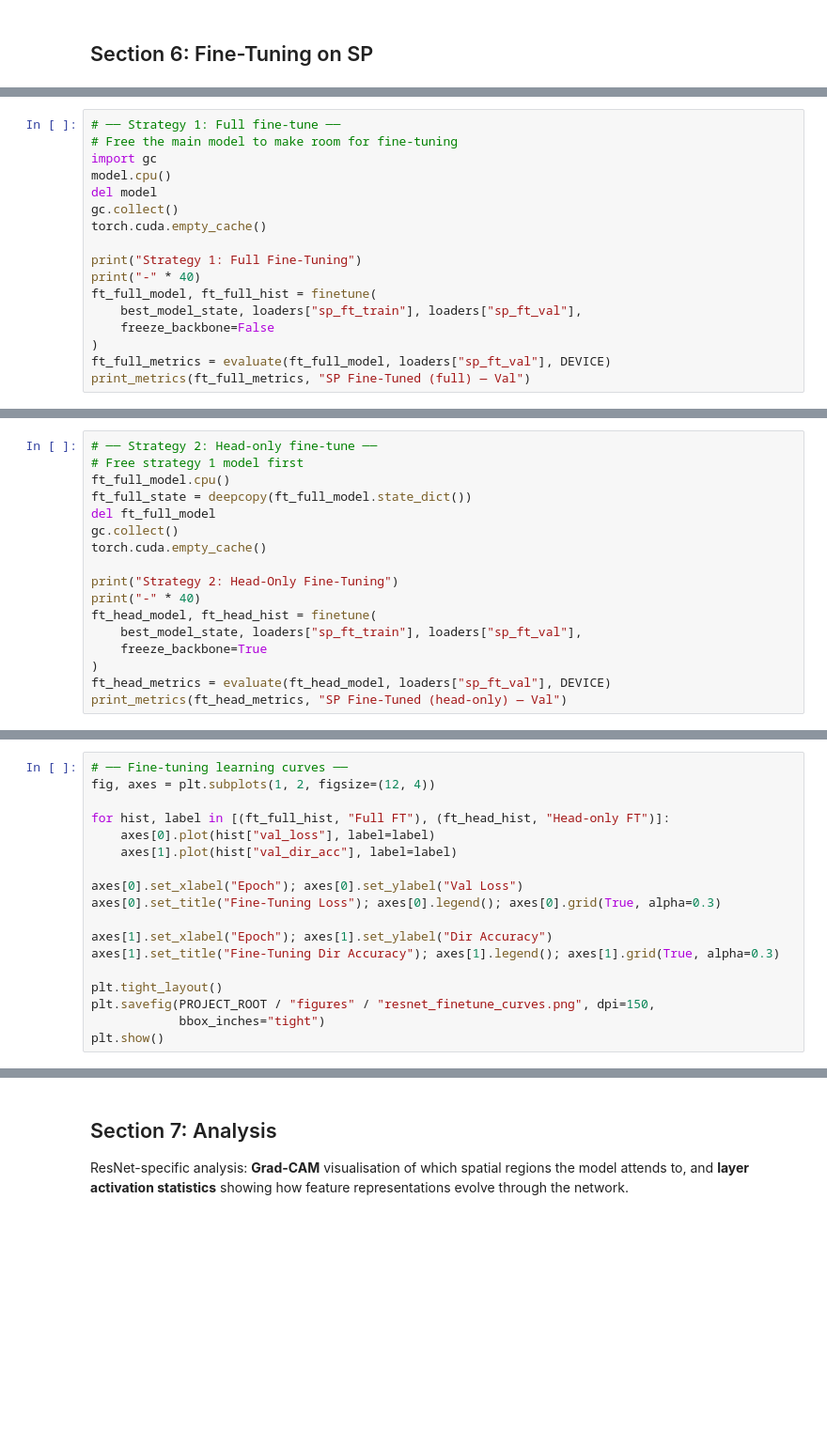
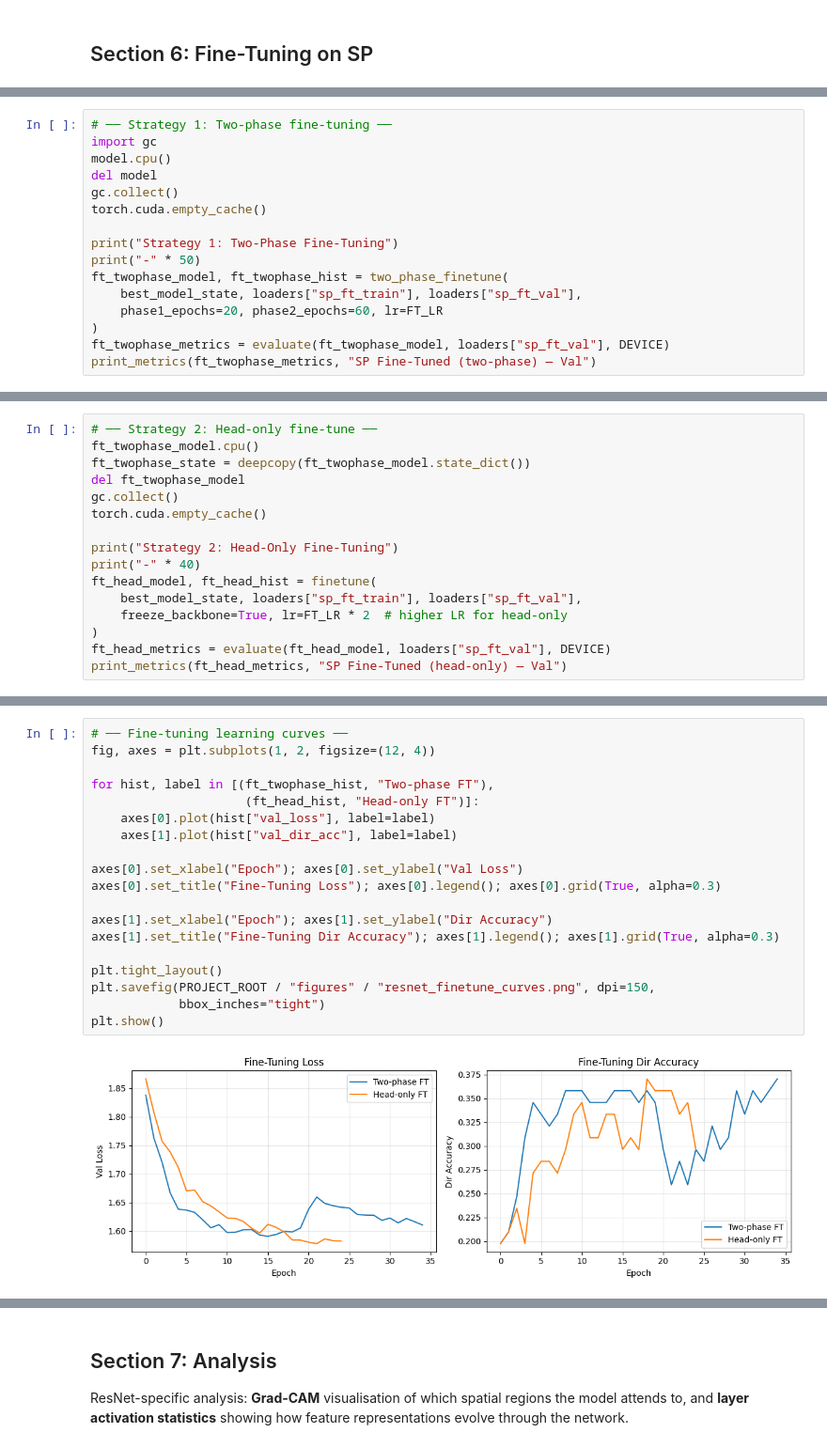
Before and after one commit to ya325icacuk/climate-change-group-project, a Jupyter notebook: experiments/resnet.ipynb, the cells around one changed output, grey strips where cells are left out. Shown at 94% size. Drawn from its saved outputs; the diff is of its cells as text; blank space fills up the shorter version.

```diff
--- a/experiments/resnet.ipynb
+++ b/experiments/resnet.ipynb
@@ -741,17 +978,16 @@ def finetune(model_state, loaders_ft_train, loaders_ft_val,
 # %%
-# ── Strategy 1: Full fine-tune ──
-# Free the main model to make room for fine-tuning
+# ── Strategy 1: Two-phase fine-tuning ──
 import gc
 model.cpu()
 del model
 gc.collect()
 torch.cuda.empty_cache()
 
-print("Strategy 1: Full Fine-Tuning")
-print("-" * 40)
-ft_full_model, ft_full_hist = finetune(
+print("Strategy 1: Two-Phase Fine-Tuning")
+print("-" * 50)
+ft_twophase_model, ft_twophase_hist = two_phase_finetune(
     best_model_state, loaders["sp_ft_train"], loaders["sp_ft_val"],
-    freeze_backbone=False
+    phase1_epochs=20, phase2_epochs=60, lr=FT_LR
 )
-ft_full_metrics = evaluate(ft_full_model, loaders["sp_ft_val"], DEVICE)
-print_metrics(ft_full_metrics, "SP Fine-Tuned (full) — Val")
+ft_twophase_metrics = evaluate(ft_twophase_model, loaders["sp_ft_val"], DEVICE)
+print_metrics(ft_twophase_metrics, "SP Fine-Tuned (two-phase) — Val")
@@ -758,9 +1012,8 @@ print_metrics(ft_full_metrics, "SP Fine-Tuned (full) — Val")
 # %%
 # ── Strategy 2: Head-only fine-tune ──
-# Free strategy 1 model first
-ft_full_model.cpu()
-ft_full_state = deepcopy(ft_full_model.state_dict())
-del ft_full_model
+ft_twophase_model.cpu()
+ft_twophase_state = deepcopy(ft_twophase_model.state_dict())
+del ft_twophase_model
 gc.collect()
 torch.cuda.empty_cache()
 
@@ -768,7 +1021,7 @@ print("Strategy 2: Head-Only Fine-Tuning")
 print("-" * 40)
 ft_head_model, ft_head_hist = finetune(
     best_model_state, loaders["sp_ft_train"], loaders["sp_ft_val"],
-    freeze_backbone=True
+    freeze_backbone=True, lr=FT_LR * 2  # higher LR for head-only
 )
 ft_head_metrics = evaluate(ft_head_model, loaders["sp_ft_val"], DEVICE)
 print_metrics(ft_head_metrics, "SP Fine-Tuned (head-only) — Val")
@@ -775,20 +1042,23 @@ print_metrics(ft_head_metrics, "SP Fine-Tuned (head-only) — Val")
 # %%
 # ── Fine-tuning learning curves ──
 fig, axes = plt.subplots(1, 2, figsize=(12, 4))
 
-for hist, label in [(ft_full_hist, "Full FT"), (ft_head_hist, "Head-only FT")]:
+for hist, label in [(ft_twophase_hist, "Two-phase FT"),
+                     (ft_head_hist, "Head-only FT")]:
     axes[0].plot(hist["val_loss"], label=label)
     axes[1].plot(hist["val_dir_acc"], label=label)
 
 axes[0].set_xlabel("Epoch"); axes[0].set_ylabel("Val Loss")
 axes[0].set_title("Fine-Tuning Loss"); axes[0].legend(); axes[0].grid(True, alpha=0.3)
 
 axes[1].set_xlabel("Epoch"); axes[1].set_ylabel("Dir Accuracy")
 axes[1].set_title("Fine-Tuning Dir Accuracy"); axes[1].legend(); axes[1].grid(True, alpha=0.3)
 
 plt.tight_layout()
 plt.savefig(PROJECT_ROOT / "figures" / "resnet_finetune_curves.png", dpi=150,
             bbox_inches="tight")
 plt.show()
+# %% [output]
+[figure, added]
 # %%
 # ── Evaluate best fine-tuned model on sp_test ──
```
Also changed, not shown: parts of 26 cells of this notebook, 17 other files.
